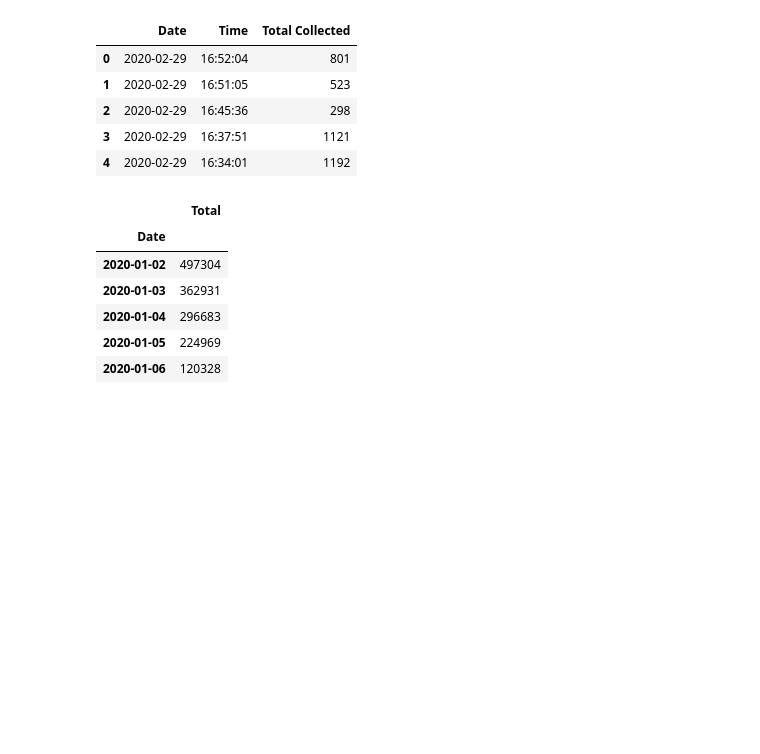
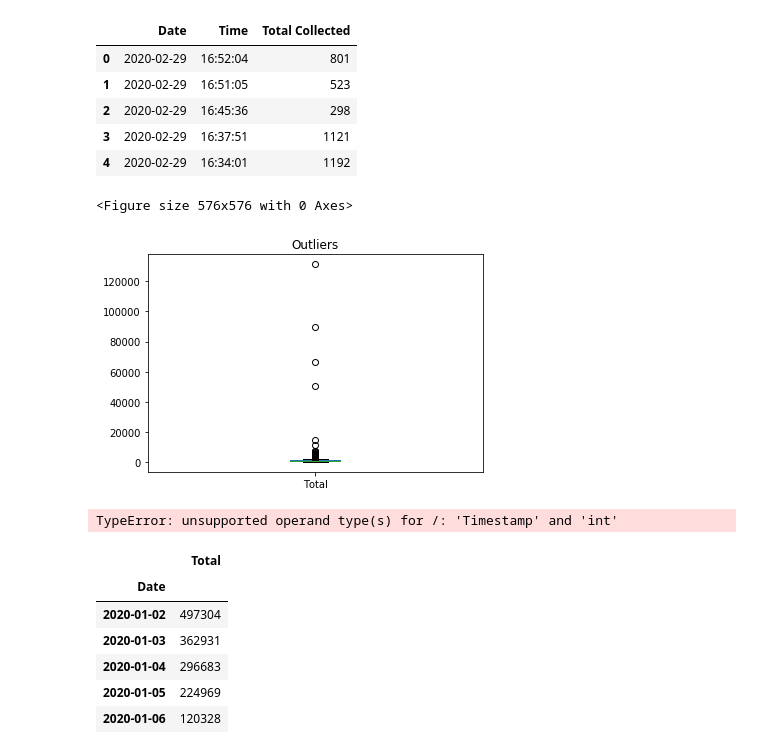
Before and after one commit to EsdrasGrau/ML-HR, a Jupyter notebook: Data/Cleaning transactions 2020.ipynb, the cells around one changed output. Saved outputs shown, nothing was run; the diff lists cells and outputs as text; code cells hidden in the pictures; blank space fills up the shorter version.

Commit message:
working outliers

```diff
--- a/Data/Cleaning transactions 2020.ipynb
+++ b/Data/Cleaning transactions 2020.ipynb
@@ -71,6 +76,24 @@ df=df.drop(df[df['Total Collected'] < 0].index)
 # %%
 # Renaming
 df.rename(columns={'Total Collected':'Total'}, inplace=True)
+# %%
+# Ploting outliers
+plt.figure(figsize=(8,8))
+df.plot.box()
+plt.title('Outliers')
+plt.show();
+# %% [output]
+<Figure size 576x576 with 0 Axes>
+[figure, added]
+# %%
+#Removing outliers
+z_scores = stats.zscore(df)
+
+abs_z_scores = np.abs(z_scores)
+filtered_entries = (abs_z_scores < 3).all(axis=1)
+df2 = df[filtered_entries]
+# %% [output]
+TypeError: unsupported operand type(s) for /: 'Timestamp' and 'int'
 # %%
 df_20=df.groupby(['Date']).sum()
 # %%
```
Also changed, not shown: parts of 2 cells of this notebook.
